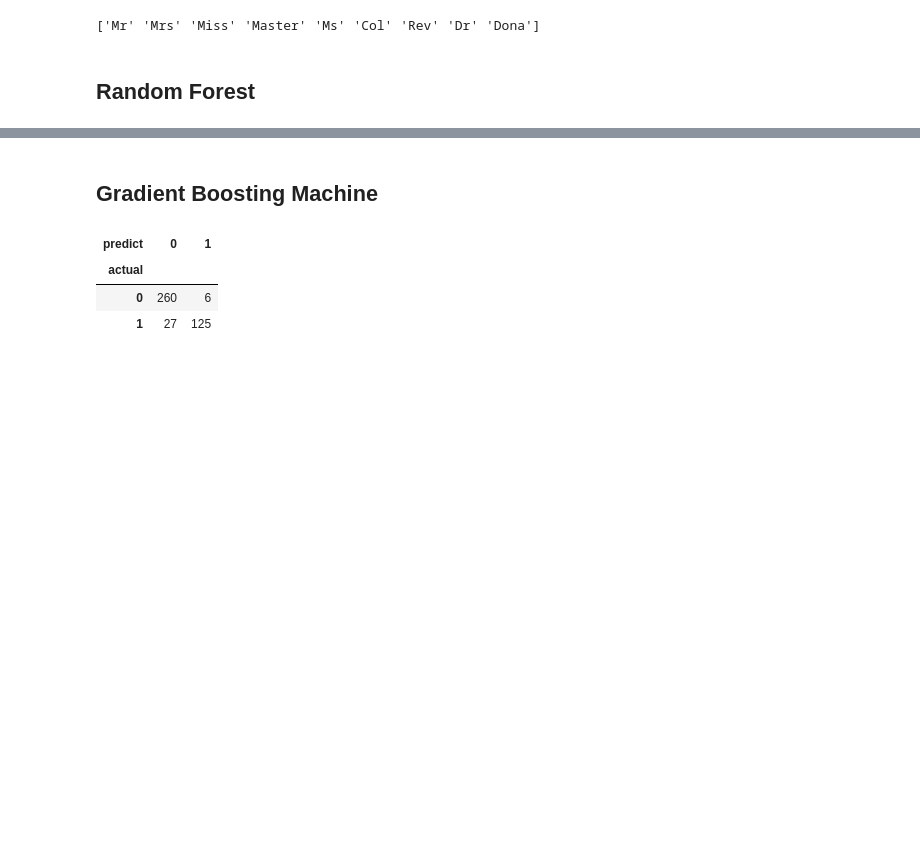
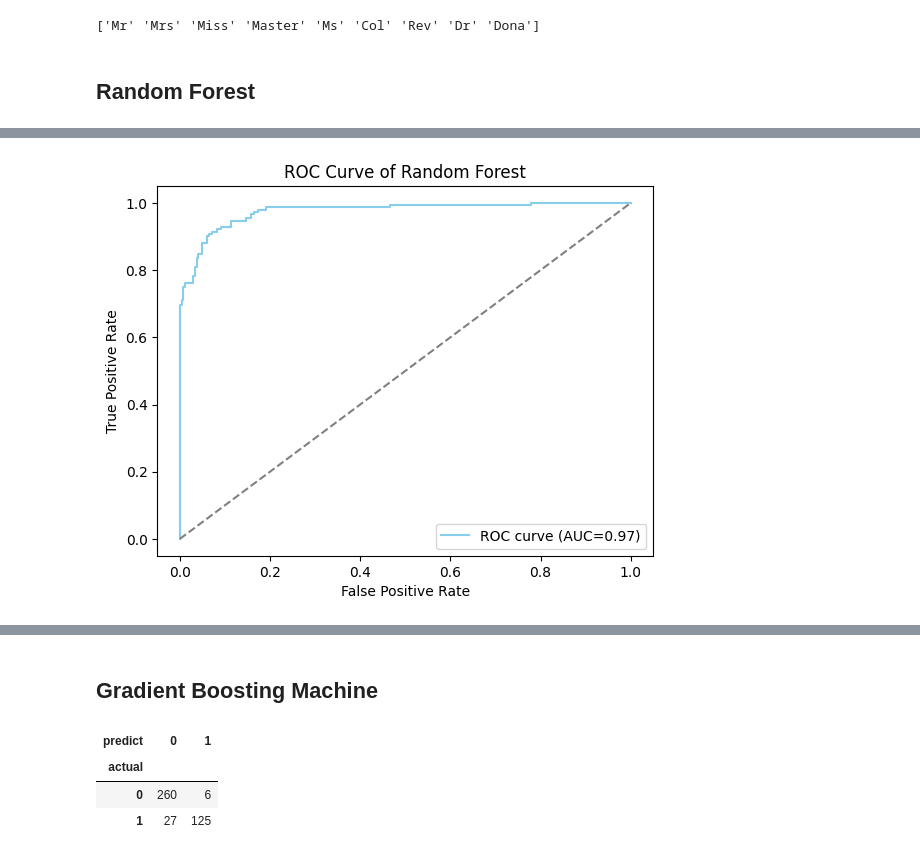
Before and after one commit to TingEekum/Titanic-Survival-Classification-Based-on-Ensemble-Learning-Models, a Jupyter notebook: Titanic.ipynb, the cells around one changed output, grey strips where cells are left out. Cells and saved outputs as stored; diff of their text form; code cells hidden in the pictures; blank space fills up the shorter version.

```diff
--- a/Titanic.ipynb
+++ b/Titanic.ipynb
@@ -529,4 +522,14 @@ path="/content/drive/MyDrive/Titanic/gender_submission.csv"
 test_surv=pd.read_csv(path).iloc[:,1]
+# %%
+def DrawROC(fpr,tpr,auc,model):
+  plt.figure()
+  plt.plot(fpr,tpr,color="skyblue",label=f"ROC curve (AUC={auc:.2f})")
+  plt.plot([0,1],[0,1],color="gray",linestyle="--")
+  plt.xlabel("False Positive Rate")
+  plt.ylabel("True Positive Rate")
+  plt.title("ROC Curve of "+model)
+  plt.legend(loc="lower right")
+  plt.show()
 # %% [markdown]
 ## Random Forest
 # %%
@@ -540,3 +543,10 @@ pd.crosstab(test_surv,pred_rf_test,colnames=["predict"],rownames=["actual"])
+# %%
+rf_score=model_rf.predict_proba(test_data)[:,1]
+fpr_rf,tpr_rf,thresholds_rf=roc_curve(test_surv,rf_score,pos_label=1)
+auc_rf=auc(fpr_rf,tpr_rf)
+DrawROC(fpr_rf,tpr_rf,auc_rf,"Random Forest")
+# %% [output]
+[figure, added]
 # %%
 accuracy_rf_test=accuracy_score(test_surv,pred_rf_test)
 print("Accuracy of Train:",accuracy_rf_train)
```
Also changed, not shown: parts of 34 cells of this notebook.
